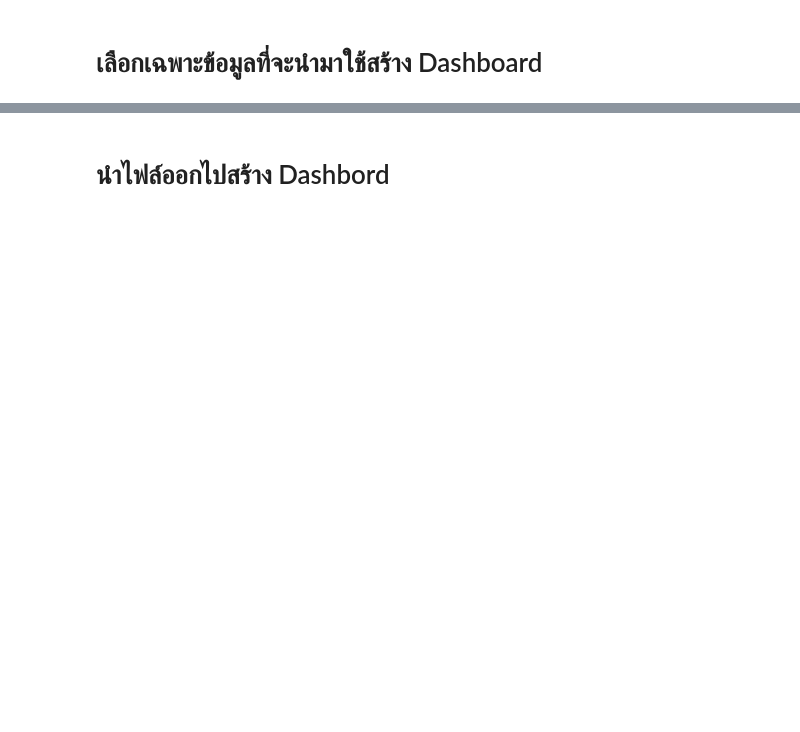
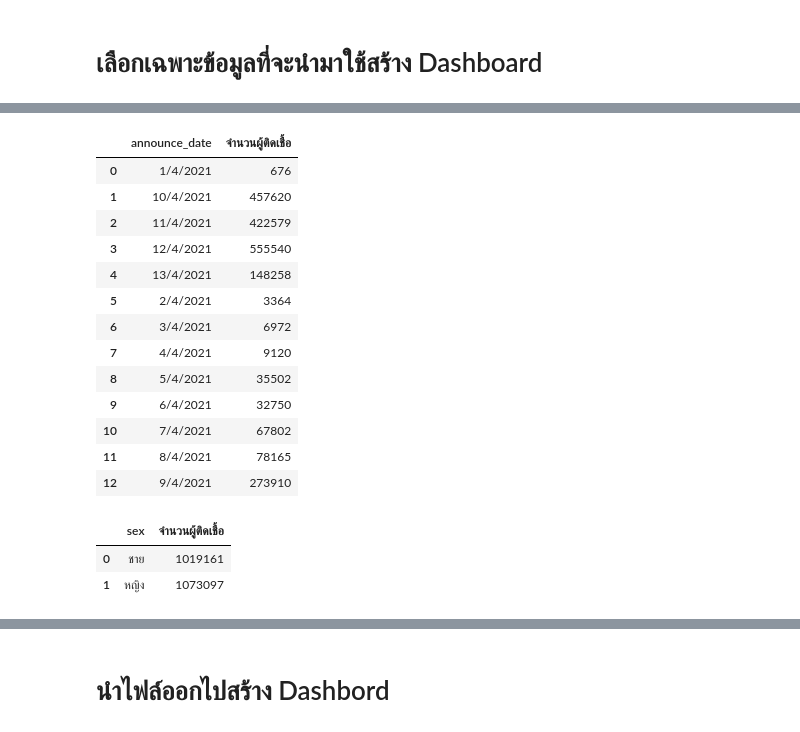
Before and after one commit to Umaporn19/data_viz_2022, a Jupyter notebook: Project_Dataviz.ipynb, the cells around one changed output, grey strips where cells are left out. Drawn from its saved outputs; the diff is of its cells as text; code cells hidden in the pictures; blank space fills up the shorter version.

```diff
--- a/Project_Dataviz.ipynb
+++ b/Project_Dataviz.ipynb
@@ -833,0 +814,25 @@ datadashboard #แสดงค่า
+# %%
+data_announce_date = data_A.groupby('announce_date').size().reset_index(name='จำนวนผู้ติดเชื้อ')
+data_announce_date
+# %% [output]
+|  | announce_date | จำนวนผู้ติดเชื้อ |
+| 0 | 1/4/2021 | 676 |
+| 1 | 10/4/2021 | 457620 |
+| 2 | 11/4/2021 | 422579 |
+| 3 | 12/4/2021 | 555540 |
+| 4 | 13/4/2021 | 148258 |
+| 5 | 2/4/2021 | 3364 |
+| 6 | 3/4/2021 | 6972 |
+| 7 | 4/4/2021 | 9120 |
+| 8 | 5/4/2021 | 35502 |
+| 9 | 6/4/2021 | 32750 |
+| 10 | 7/4/2021 | 67802 |
+| 11 | 8/4/2021 | 78165 |
+| 12 | 9/4/2021 | 273910 |
+# %%
+data_sex = data_A.groupby('sex').size().reset_index(name='จำนวนผู้ติดเชื้อ')
+data_sex
+# %% [output]
+|  | sex | จำนวนผู้ติดเชื้อ |
+| 0 | ชาย | 1019161 |
+| 1 | หญิง | 1073097 |
```
Also changed, not shown: parts of 16 cells of this notebook.
